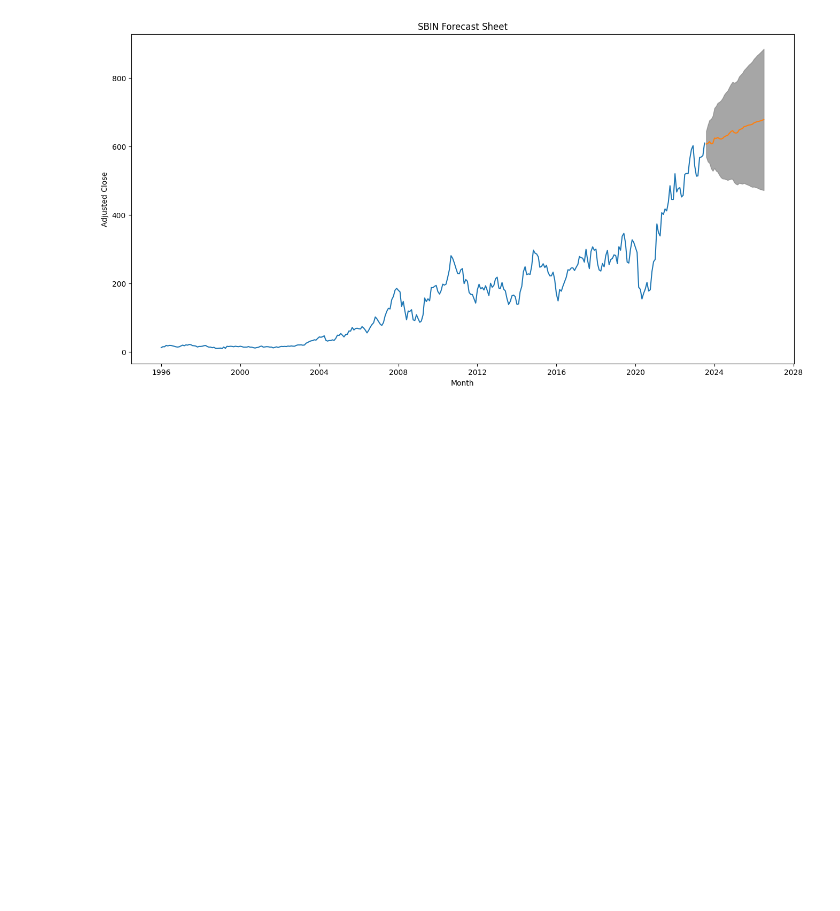
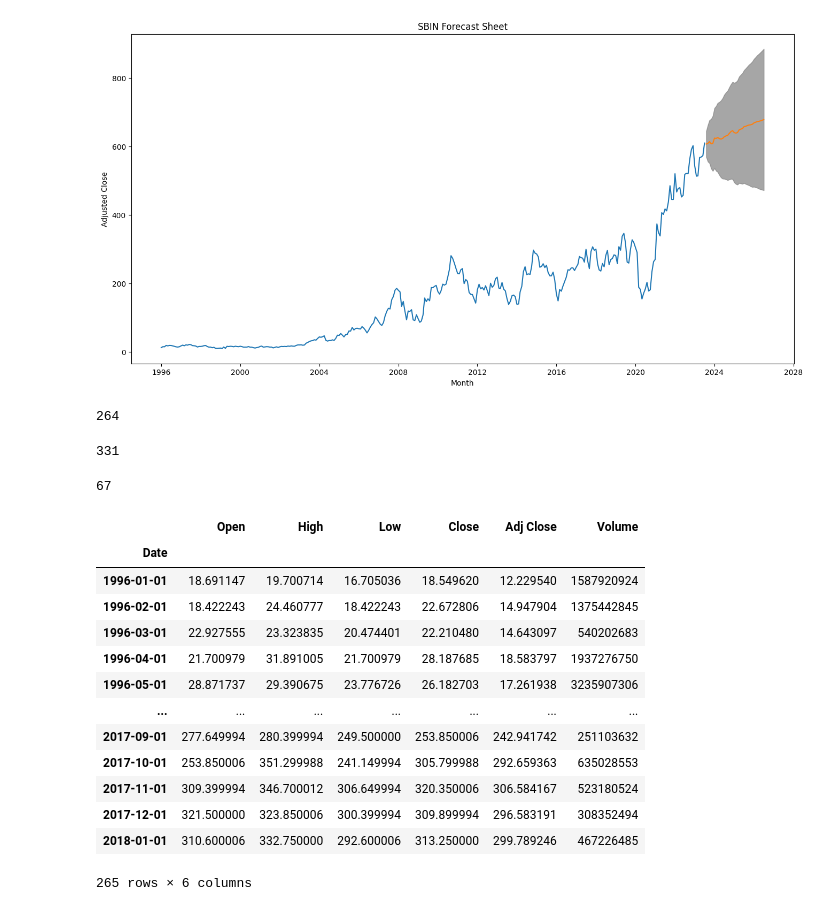
Before and after one commit to utkarshg1/VS-code-repository, a Jupyter notebook: Time Series Forecasting/SBINForecasting.ipynb, the cells around one changed output. Cells and saved outputs as stored; diff of their text form; code cells hidden in the pictures; blank space fills up the shorter version.

```diff
--- a/Time Series Forecasting/SBINForecasting.ipynb
+++ b/Time Series Forecasting/SBINForecasting.ipynb
@@ -191,3 +191,36 @@ plt.title('SBIN Forecast Sheet')
 plt.show()
 # %% [output]
 [figure]
+# %%
+n = int(0.8*len(df))
+n
+# %% [output]
+264
+# %%
+len(df)
+# %% [output]
+331
+# %%
+len(df)-n
+# %% [output]
+67
+# %%
+ytrain = df[0:n+1]
+ytest = df[n:]
+# %%
+ytrain
+# %% [output]
+|  | Open | High | Low | Close | Adj Close | Volume |
+| Date |  |  |  |  |  |  |
+| 1996-01-01 | 18.691147 | 19.700714 | 16.705036 | 18.549620 | 12.229540 | 1587920924 |
+| 1996-02-01 | 18.422243 | 24.460777 | 18.422243 | 22.672806 | 14.947904 | 1375442845 |
+| 1996-03-01 | 22.927555 | 23.323835 | 20.474401 | 22.210480 | 14.643097 | 540202683 |
+| 1996-04-01 | 21.700979 | 31.891005 | 21.700979 | 28.187685 | 18.583797 | 1937276750 |
+| 1996-05-01 | 28.871737 | 29.390675 | 23.776726 | 26.182703 | 17.261938 | 3235907306 |
+| ... | ... | ... | ... | ... | ... | ... |
+| 2017-09-01 | 277.649994 | 280.399994 | 249.500000 | 253.850006 | 242.941742 | 251103632 |
+| 2017-10-01 | 253.850006 | 351.299988 | 241.149994 | 305.799988 | 292.659363 | 635028553 |
+| 2017-11-01 | 309.399994 | 346.700012 | 306.649994 | 320.350006 | 306.584167 | 523180524 |
+| 2017-12-01 | 321.500000 | 323.850006 | 300.399994 | 309.899994 | 296.583191 | 308352494 |
+| 2018-01-01 | 310.600006 | 332.750000 | 292.600006 | 313.250000 | 299.789246 | 467226485 |
+265 rows × 6 columns
```
Also changed, not shown: parts of 13 cells of this notebook.
